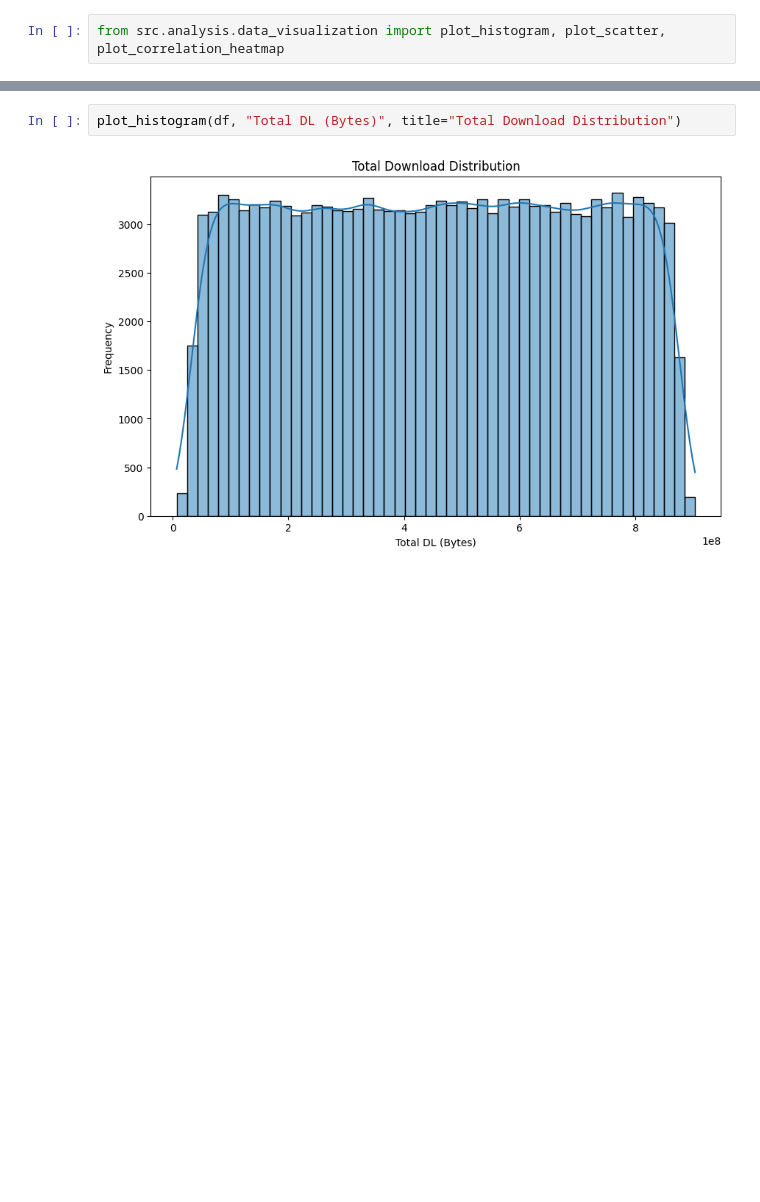
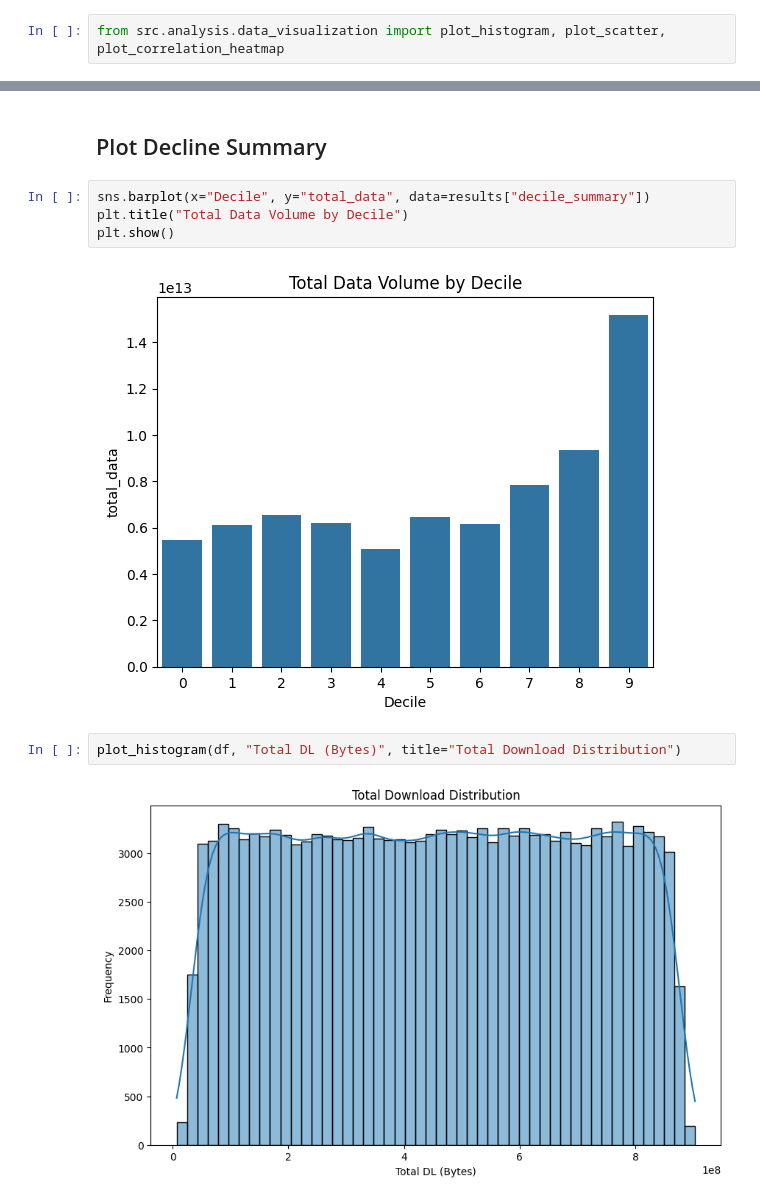
Before and after one commit to Abel-Marie/tellco-insights, a Jupyter notebook: notebooks/eda_user_overview.ipynb, the cells around one changed output, grey strips where cells are left out. Saved outputs shown, nothing was run; the diff lists cells and outputs as text; blank space fills up the shorter version.

```diff
--- a/notebooks/eda_user_overview.ipynb
+++ b/notebooks/eda_user_overview.ipynb
@@ -99,3 +305,11 @@ from src.analysis.data_visualization import plot_histogram, plot_scatter, plot_c
+# %% [markdown]
+## Plot Decline Summary
+# %%
+sns.barplot(x="Decile", y="total_data", data=results["decile_summary"])
+plt.title("Total Data Volume by Decile")
+plt.show()
+# %% [output]
+[figure, added]
 # %%
 plot_histogram(df, "Total DL (Bytes)", title="Total Download Distribution")
 # %% [output]
```
Also changed, not shown: parts of 27 cells of this notebook.
